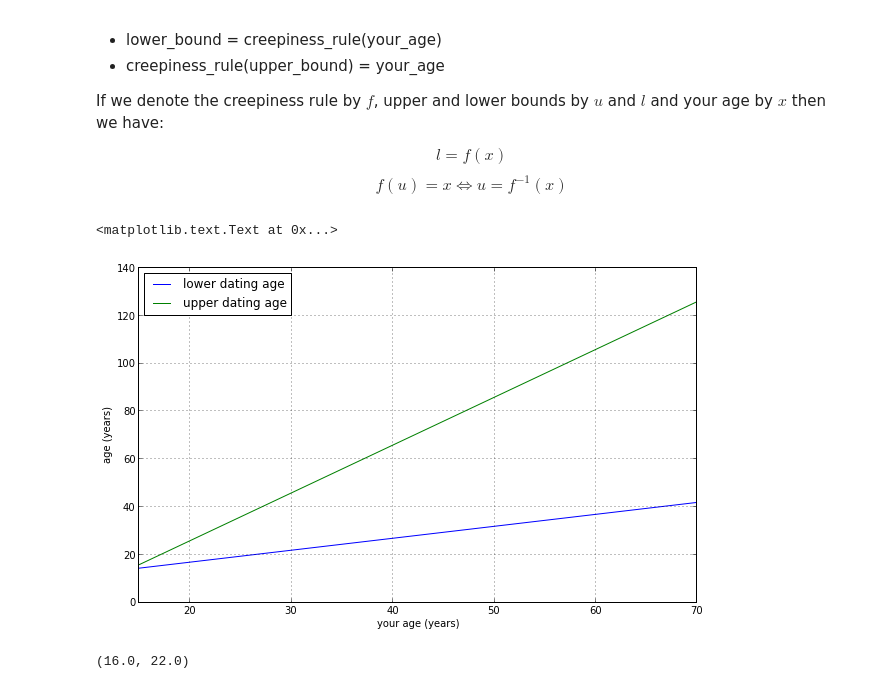
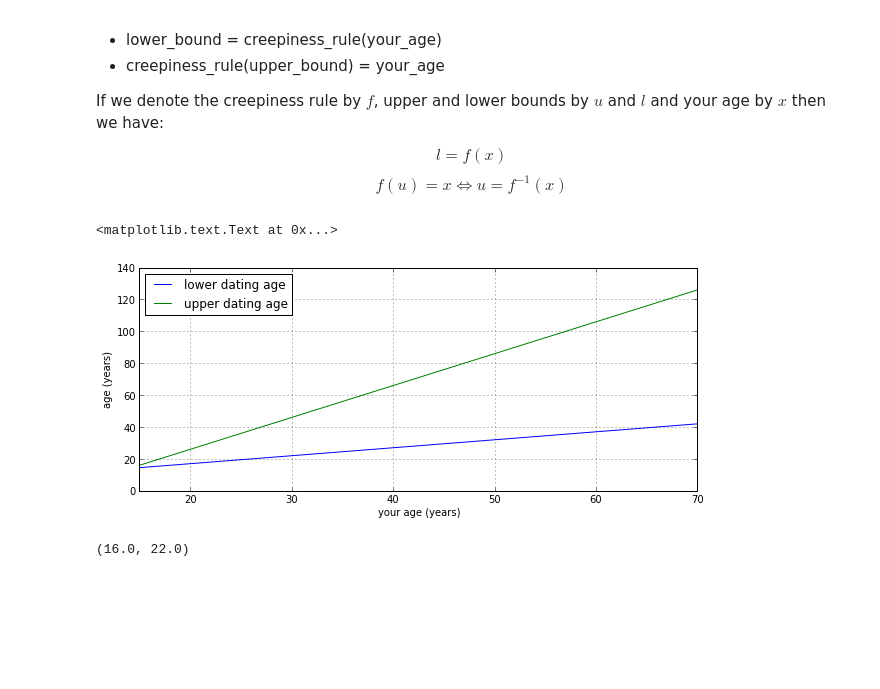
Before and after one commit to flothesof/posts, a Jupyter notebook: xkcd - Dating Pools.ipynb, the cells around one changed output. Cells and saved outputs as stored; diff of their text form; code cells hidden in the pictures; blank space fills up the shorter version.

```diff
--- a/xkcd - Dating Pools.ipynb
+++ b/xkcd - Dating Pools.ipynb
@@ -1,2 +1,4 @@
+# %%
+plt.rcParams['figure.figsize'] = (10.0, 4.0)
 # %%
 from IPython.display import Image
@@ -25,17 +26,16 @@ def inverse_creepiness_rule(age):
     return 2. * (age - 7)
 # %%
 ages = linspace(15, 70)
-figure(figsize=(10, 6))
 plot(ages, creepiness_rule(ages), label='lower dating age')
 plot(ages, inverse_creepiness_rule(ages), label='upper dating age')
 legend(loc=2)
 xlim((15, 70))
 grid(True)
 xlabel("your age (years)")
 ylabel("age (years)")
 # %% [output]
 <matplotlib.text.Text at 0x...>
-[figure, old version]
+[figure, new version]
 # %%
 def dating_bounds(age):
     return (creepiness_rule(age), inverse_creepiness_rule(age))
```
Also changed, not shown: parts of 48 cells of this notebook.
